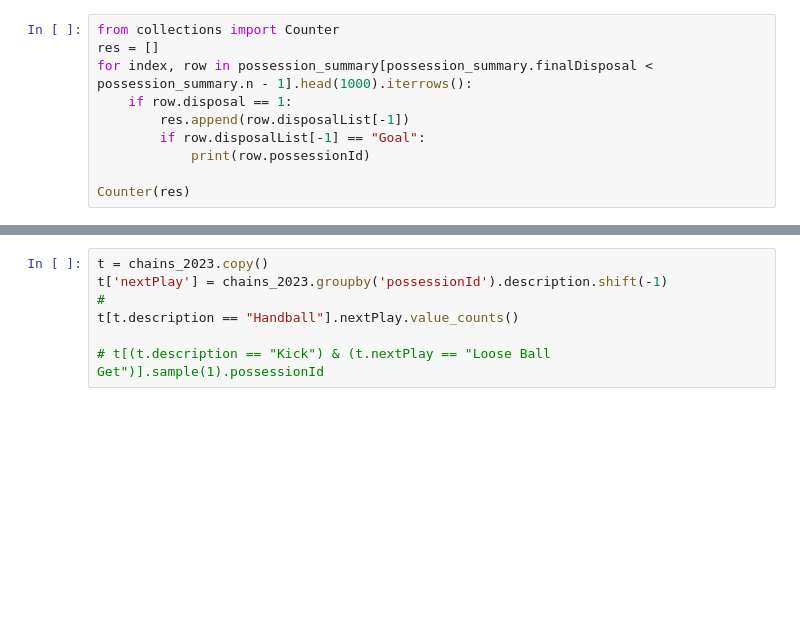
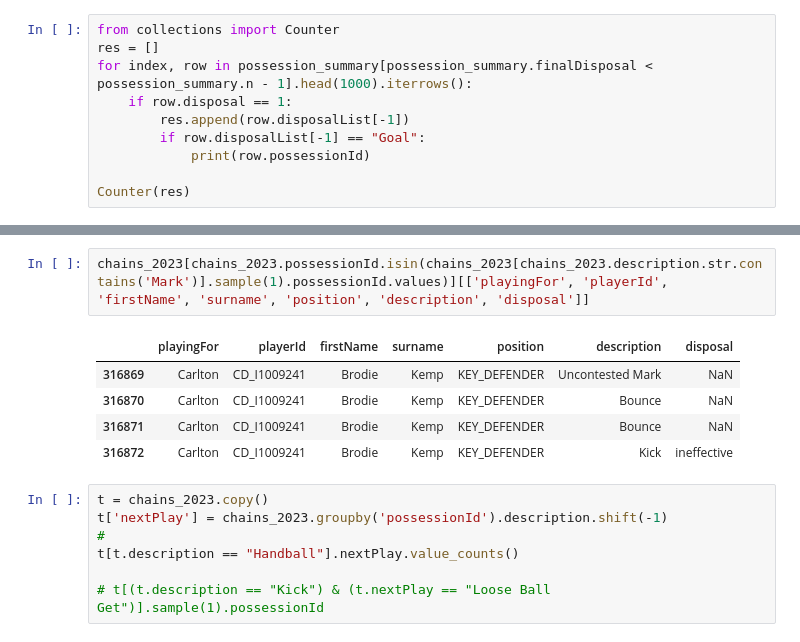
Before and after one commit to davescroggs/xThreat, a Jupyter notebook: python/pass_networks.ipynb, the cells around one changed output, grey strips where cells are left out. Cells and saved outputs as stored; diff of their text form; blank space fills up the shorter version.

```diff
--- a/python/pass_networks.ipynb
+++ b/python/pass_networks.ipynb
@@ -187,3 +45,11 @@ chains_2023[chains_2023.finalPos & (chains_2023.description == "Spoil")]
+# %%
+chains_2023[chains_2023.possessionId.isin(chains_2023[chains_2023.description.str.contains('Mark')].sample(1).possessionId.values)][['playingFor', 'playerId', 'firstName', 'surname', 'position', 'description', 'disposal']]
+# %% [output]
+|  | playingFor | playerId | firstName | surname | position | description | disposal |
+| 316869 | Carlton | CD_I1009241 | Brodie | Kemp | KEY_DEFENDER | Uncontested Mark | NaN |
+| 316870 | Carlton | CD_I1009241 | Brodie | Kemp | KEY_DEFENDER | Bounce | NaN |
+| 316871 | Carlton | CD_I1009241 | Brodie | Kemp | KEY_DEFENDER | Bounce | NaN |
+| 316872 | Carlton | CD_I1009241 | Brodie | Kemp | KEY_DEFENDER | Kick | ineffective |
 # %%
 t = chains_2023.copy()
 t['nextPlay'] = chains_2023.groupby('possessionId').description.shift(-1)
```
Also changed, not shown: parts of 8 cells of this notebook, 1 other file.
